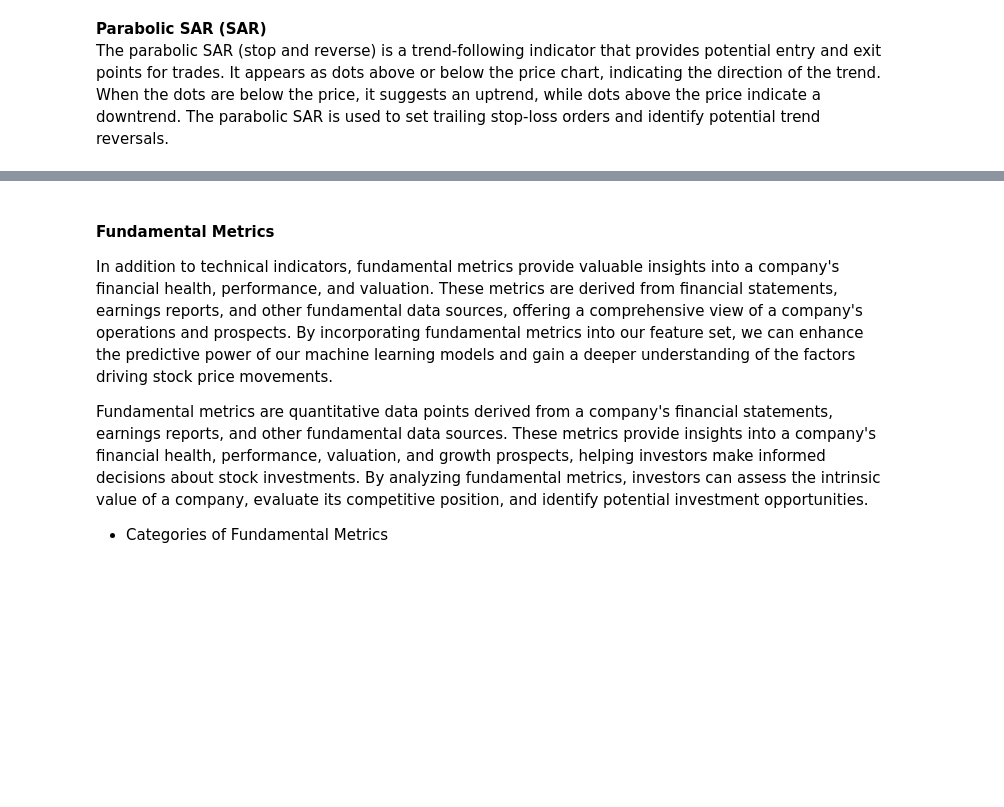
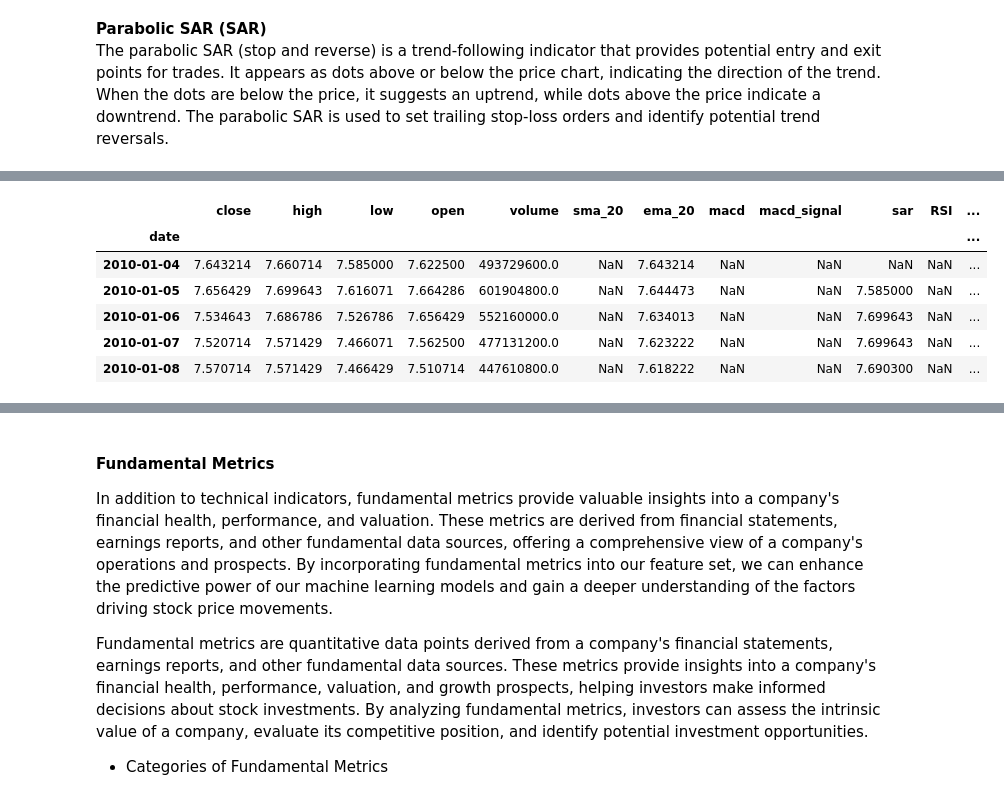
Before and after one commit to TeslimAdeyanju/6-Portfolio-Exploring-Financial-Market-Trends-Analysis, a Jupyter notebook: Exploring-Financia-Market-Analysis.ipynb, the cells around one changed output, grey strips where cells are left out. Drawn from its saved outputs; the diff is of its cells as text; code cells hidden in the pictures; blank space fills up the shorter version.

```diff
--- a/Exploring-Financia-Market-Analysis.ipynb
+++ b/Exploring-Financia-Market-Analysis.ipynb
@@ -563,0 +638,6 @@ aapl_price.head()
+# %%
+# Calculate Average True Range (ATR) for each stock
+aapl_price['ATR'] = talib.ATR(aapl_price['high'], aapl_price['low'], aapl_price['close'], timeperiod=14)
+msft_price['ATR'] = talib.ATR(msft_price['high'], msft_price['low'], msft_price['close'], timeperiod=14)
+googl_price['ATR'] = talib.ATR(googl_price['high'], googl_price['low'], googl_price['close'], timeperiod=14)
+amzn_price['ATR'] = talib.ATR(amzn_price['high'], amzn_price['low'], amzn_price['close'], timeperiod=14)
@@ -563,0 +672,5 @@ aapl_price.head()
+# %%
+aapl_price['OBV'] = talib.OBV(aapl_price['close'], aapl_price['volume'])
+msft_price['OBV'] = talib.OBV(msft_price['close'], msft_price['volume'])
+googl_price['OBV'] = talib.OBV(googl_price['close'], googl_price['volume'])
+amzn_price['OBV'] = talib.OBV(amzn_price['close'], amzn_price['volume'])
@@ -563,0 +680,9 @@ aapl_price.head()
+# %%
+aapl_price['AD'] = ((aapl_price['close'] - aapl_price['low']) - (aapl_price['high'] - aapl_price['close'])) / (aapl_price['high'] - aapl_price['low']) * aapl_price['volume']
+aapl_price['AD_line'] = aapl_price['AD'].cumsum()
+
+msft_price['AD'] = ((msft_price['close'] - msft_price['low']) - (msft_price['high'] - msft_price['close'])) / (msft_price['high'] - msft_price['low']) * msft_price['volume']
+
+googl_price['AD'] = ((googl_price['close'] - googl_price['low']) - (googl_price['high'] - googl_price['close'])) / (googl_price['high'] - googl_price['low']) * googl_price['volume']
+
+amzn_price['AD'] = ((amzn_price['close'] - amzn_price['low']) - (amzn_price['high'] - amzn_price['close'])) / (amzn_price['high'] - amzn_price['low']) * amzn_price['volume']
@@ -563,0 +692,30 @@ aapl_price.head()
+# %%
+# Calculate Chaikin Money Flow (CMF) for AAPL
+aapl_price['MF_multiplier'] = ((aapl_price['close'] - aapl_price['low']) - (aapl_price['high'] - aapl_price['close'])) / (aapl_price['high'] - aapl_price['low'])
+aapl_price['MF_volume'] = aapl_price['MF_multiplier'] * aapl_price['volume']
+aapl_price['CMF'] = aapl_price['MF_volume'].rolling(window=20).sum() / aapl_price['volume'].rolling(window=20).sum()
+
+# Calculate Chaikin Money Flow (CMF) for MSFT
+msft_price['MF_multiplier'] = ((msft_price['close'] - msft_price['low']) - (msft_price['high'] - msft_price['close'])) / (msft_price['high'] - msft_price['low'])
+msft_price['MF_volume'] = msft_price['MF_multiplier'] * msft_price['volume']
+msft_price['CMF'] = msft_price['MF_volume'].rolling(window=20).sum() / msft_price['volume'].rolling(window=20).sum()
+
+# Calculate Chaikin Money Flow (CMF) for GOOGL
+googl_price['MF_multiplier'] = ((googl_price['close'] - googl_price['low']) - (googl_price['high'] - googl_price['close'])) / (googl_price['high'] - googl_price['low'])
+googl_price['MF_volume'] = googl_price['MF_multiplier'] * googl_price['volume']
+googl_price['CMF'] = googl_price['MF_volume'].rolling(window=20).sum() / googl_price['volume'].rolling(window=20).sum()
+
+# Calculate Chaikin Money Flow (CMF) for AMZN
+amzn_price['MF_multiplier'] = ((amzn_price['close'] - amzn_price['low']) - (amzn_price['high'] - amzn_price['close'])) / (amzn_price['high'] - amzn_price['low'])
+amzn_price['MF_volume'] = amzn_price['MF_multiplier'] * amzn_price['volume']
+amzn_price['CMF'] = amzn_price['MF_volume'].rolling(window=20).sum() / amzn_price['volume'].rolling(window=20).sum()
+# %%
+aapl_price.head()
+# %% [output]
+|  | close | high | low | open | volume | sma_20 | ema_20 | macd | macd_signal | sar | RSI | ... |
+| date |  |  |  |  |  |  |  |  |  |  |  | ... |
+| 2010-01-04 | 7.643214 | 7.660714 | 7.585000 | 7.622500 | 493729600.0 | NaN | 7.643214 | NaN | NaN | NaN | NaN | ... |
+| 2010-01-05 | 7.656429 | 7.699643 | 7.616071 | 7.664286 | 601904800.0 | NaN | 7.644473 | NaN | NaN | 7.585000 | NaN | ... |
+| 2010-01-06 | 7.534643 | 7.686786 | 7.526786 | 7.656429 | 552160000.0 | NaN | 7.634013 | NaN | NaN | 7.699643 | NaN | ... |
+| 2010-01-07 | 7.520714 | 7.571429 | 7.466071 | 7.562500 | 477131200.0 | NaN | 7.623222 | NaN | NaN | 7.699643 | NaN | ... |
+| 2010-01-08 | 7.570714 | 7.571429 | 7.466429 | 7.510714 | 447610800.0 | NaN | 7.618222 | NaN | NaN | 7.690300 | NaN | ... |
```
Also changed, not shown: parts of 24 cells of this notebook.
